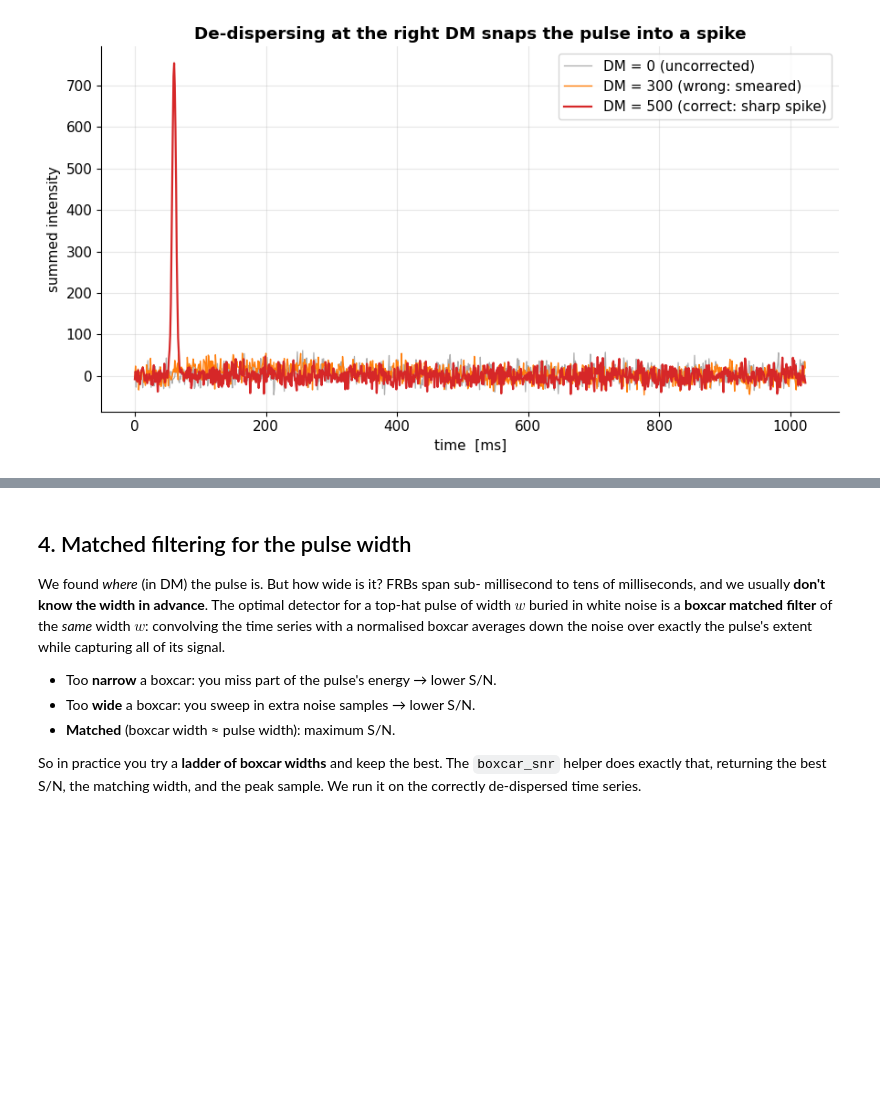
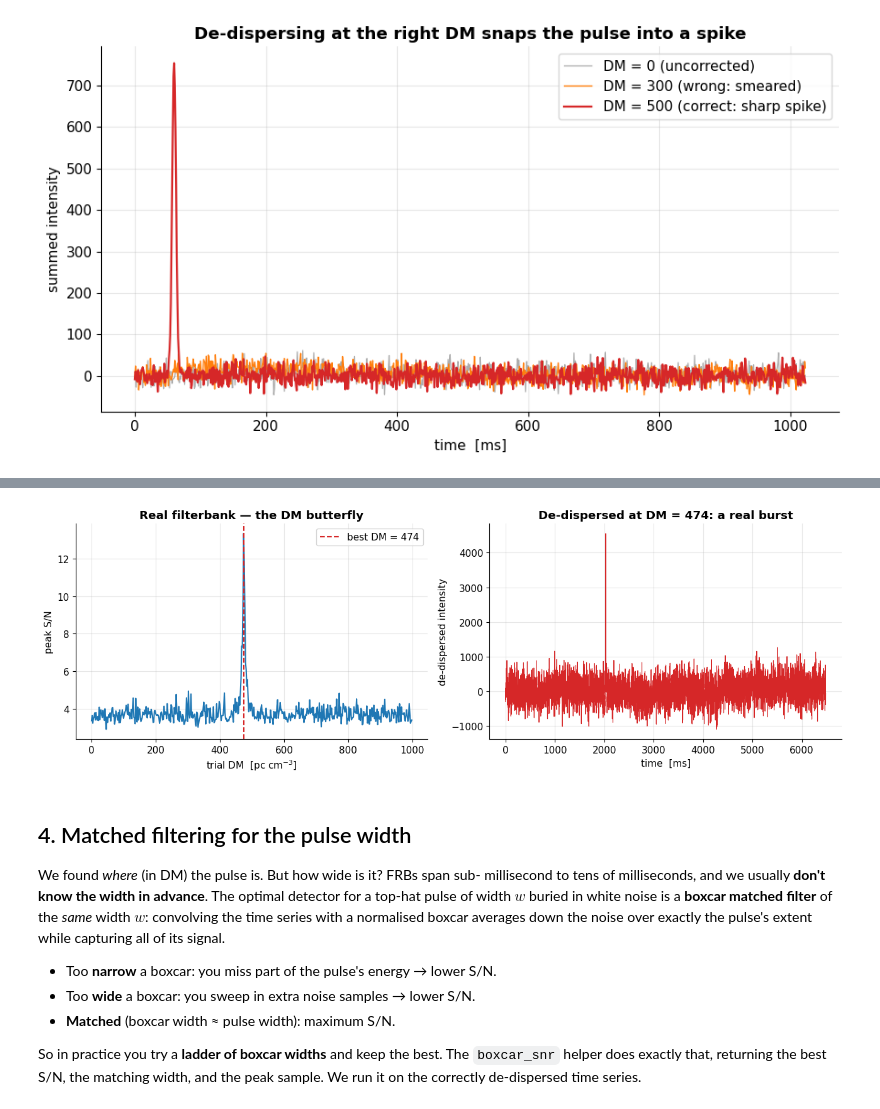
Before and after one commit to joebarbere/jansky, a Jupyter notebook: notebooks/18_fast_radio_bursts.ipynb, the cells around one changed output, grey strips where cells are left out. Drawn from its saved outputs; the diff is of its cells as text; code cells hidden in the pictures; blank space fills up the shorter version.

```diff
--- a/notebooks/18_fast_radio_bursts.ipynb
+++ b/notebooks/18_fast_radio_bursts.ipynb
@@ -289,0 +300,45 @@ plt.show()
+# %%
+# The SAME single-pulse DM search, now on a REAL filterbank. The `your` project's
+# example L-band recording (registered in jansky.data) contains a genuine dispersed
+# burst. Guarded behind the `pulsar` extra + a one-time ~1.6 MB download.
+try:
+    from your import Your
+
+    from jansky import data
+
+    yr = Your(str(data.fetch("filterbank-example")))
+    hdr = yr.your_header
+    real = yr.get_data(0, hdr.nspectra).astype(float)  # (time, channel)
+    real_freqs = hdr.fch1 + hdr.foff * np.arange(hdr.nchans)  # MHz (descending)
+    real = real - np.median(real, axis=0, keepdims=True)  # flatten the bandpass
+
+    real_dms = np.arange(0.0, 1000.0, 2.0)
+    res_real = dm_search(real, real_freqs, hdr.tsamp, real_dms)
+    ts_best = dedisperse(real, real_freqs, res_real.best_dm, hdr.tsamp)
+    t_axis = np.arange(real.shape[0]) * hdr.tsamp
+
+    print(f"{hdr.nchans} channels, {real.shape[0]} samples, "
+          f"{real_freqs[0]:.0f}-{real_freqs[-1]:.0f} MHz, {hdr.tsamp * 1e3:.2f} ms/sample")
+    print(f"DM search: best DM = {res_real.best_dm:.0f} pc/cm^3, "
+          f"peak S/N = {res_real.best_snr:.1f}  (vs {res_real.snr[0]:.1f} at DM=0)")
+
+    fig, (axb, axt) = plt.subplots(1, 2, figsize=(13, 4.5))
+    axb.plot(res_real.dms, res_real.snr, color="#1f77b4")
+    axb.axvline(res_real.best_dm, color="#d62728", ls="--",
+                label=f"best DM = {res_real.best_dm:.0f}")
+    axb.set_xlabel(r"trial DM  [pc cm$^{-3}$]")
+    axb.set_ylabel("peak S/N")
+    axb.set_title("Real filterbank — the DM butterfly")
+    axb.legend()
+
+    axt.plot(t_axis * 1e3, ts_best, color="#d62728", lw=0.8)
+    axt.set_xlabel("time  [ms]")
+    axt.set_ylabel("de-dispersed intensity")
+    axt.set_title(f"De-dispersed at DM = {res_real.best_dm:.0f}: a real burst")
+    plt.tight_layout()
+    plt.show()
+except Exception as exc:
+    print(f"(Real filterbank path skipped: {type(exc).__name__}: {exc})")
+    print("Install the `pulsar` extra (`uv sync --extra pulsar`) and re-run "
+          "(needs a one-time ~1.6 MB download).")
+# %% [output]
@@ -290,3 +347,4 @@ plt.show()
+[figure, added]
 # %% [markdown]
 ## 4. Matched filtering for the pulse width
 
```
Also changed, not shown: parts of 2 cells of this notebook, 1 other file.
